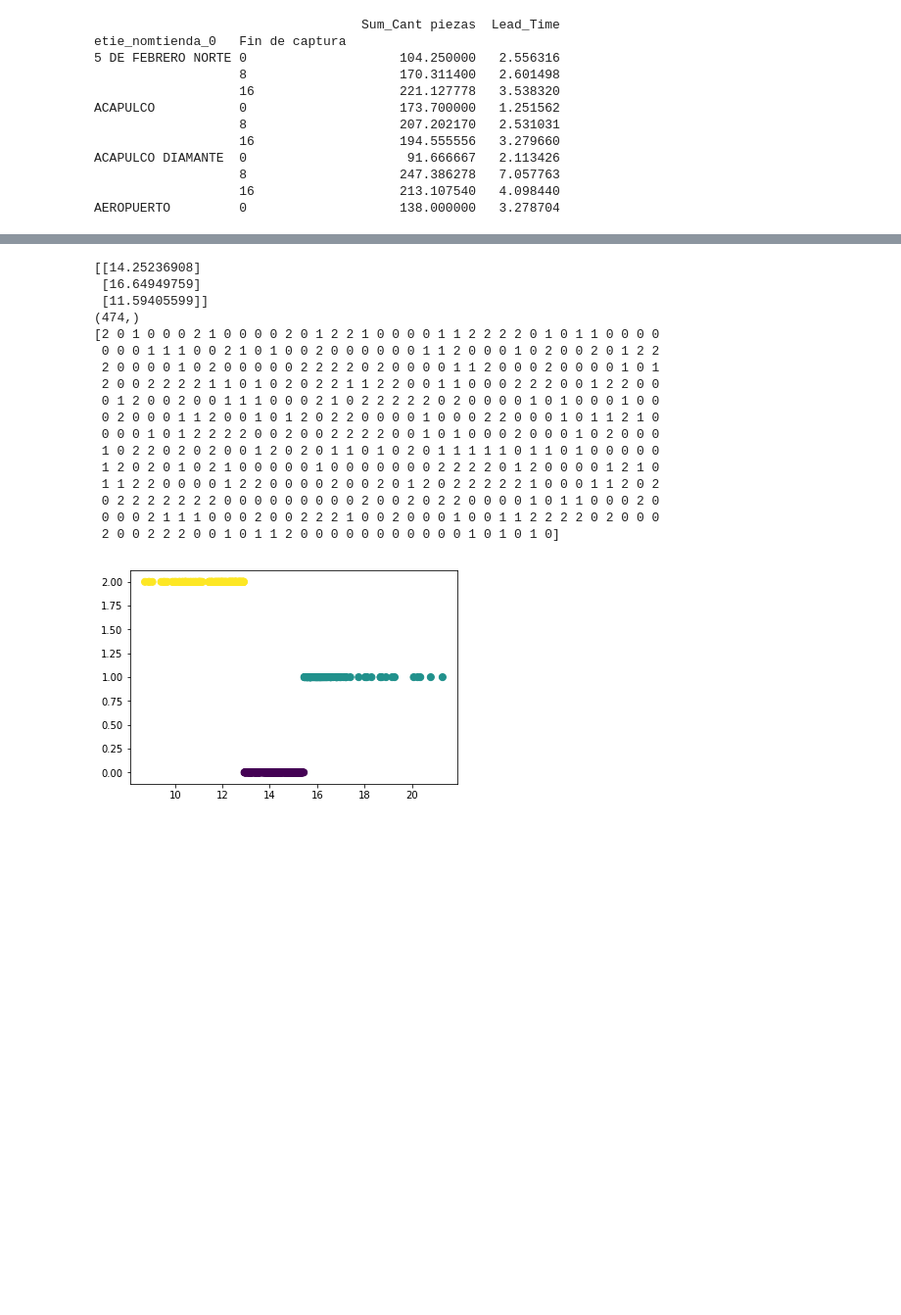
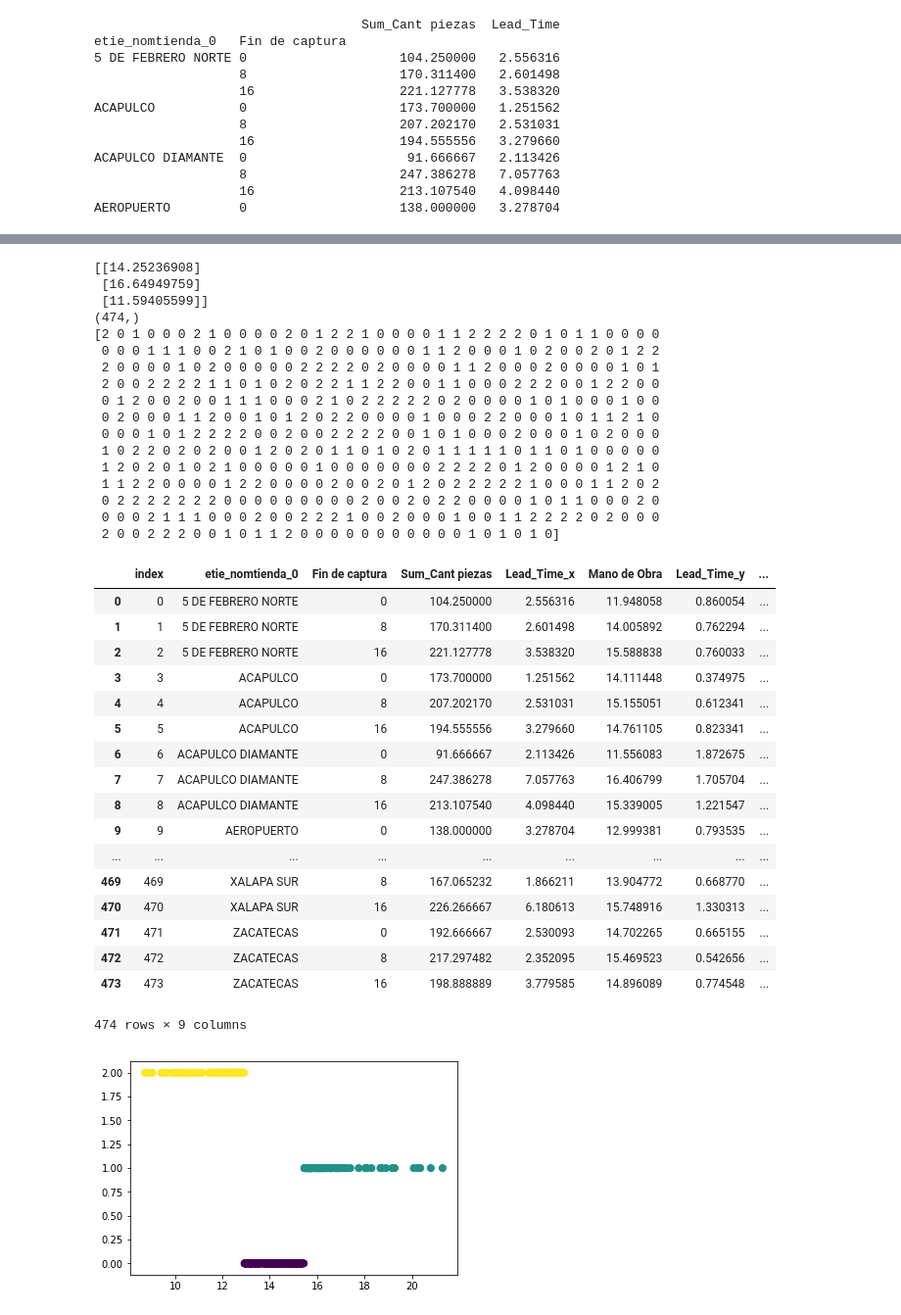
Before and after one commit to Fernandarangel23/Projecto-FInal, a Jupyter notebook: PredictionIntervalsSkLearning.ipynb, the cells around one changed output, grey strips where cells are left out. Shown at 98% size. Drawn from its saved outputs; the diff is of its cells as text; code cells hidden in the pictures; blank space fills up the shorter version.

```diff
--- a/PredictionIntervalsSkLearning.ipynb
+++ b/PredictionIntervalsSkLearning.ipynb
@@ -651,31 +652,51 @@ labels = np.array(labels)
 plt.scatter(Ya[:, 0], labels, c=predicted_clusters, s=50, cmap='viridis')
 #plt.show()
 print(centers)
 print(labels.shape)
 from sklearn.metrics import classification_report
 import sys
 #print(classification_report(X, labels, target_names=["blue", "red"]))
 np.set_printoptions(threshold=sys.maxsize)
 print(labels)
 dfa[' Clasifica2 ']=labels
+dfa = dfa.reset_index()
 dfa['Horas Estimadas Para Entregar']=dfa['Fin de captura']+dfa['Lead_Time_y']*24
 export_csv = dfa.to_csv (r'RegressionByLifts.csv', index = True, header=True)
+dfa
 # %% [output]
 [[14.25236908]
  [16.64949759]
  [11.59405599]]
 (474,)
 [2 0 1 0 0 0 2 1 0 0 0 0 2 0 1 2 2 1 0 0 0 0 1 1 2 2 2 2 0 1 0 1 1 0 0 0 0
  0 0 0 1 1 1 0 0 2 1 0 1 0 0 2 0 0 0 0 0 0 1 1 2 0 0 0 1 0 2 0 0 2 0 1 2 2
  2 0 0 0 0 1 0 2 0 0 0 0 0 2 2 2 2 0 2 0 0 0 0 1 1 2 0 0 0 2 0 0 0 0 1 0 1
  2 0 0 2 2 2 2 1 1 0 1 0 2 0 2 2 1 1 2 2 0 0 1 1 0 0 0 2 2 2 0 0 1 2 2 0 0
  0 1 2 0 0 2 0 0 1 1 1 0 0 0 2 1 0 2 2 2 2 2 0 2 0 0 0 0 1 0 1 0 0 0 1 0 0
  0 2 0 0 0 1 1 2 0 0 1 0 1 2 0 2 2 0 0 0 0 1 0 0 0 2 2 0 0 0 1 0 1 1 2 1 0
  0 0 0 1 0 1 2 2 2 2 0 0 2 0 0 2 2 2 2 0 0 1 0 1 0 0 0 2 0 0 0 1 0 2 0 0 0
  1 0 2 2 0 2 0 2 0 0 1 2 0 2 0 1 1 0 1 0 2 0 1 1 1 1 1 0 1 1 0 1 0 0 0 0 0
  1 2 0 2 0 1 0 2 1 0 0 0 0 0 1 0 0 0 0 0 0 0 2 2 2 2 0 1 2 0 0 0 0 1 2 1 0
  1 1 2 2 0 0 0 0 1 2 2 0 0 0 0 2 0 0 2 0 1 2 0 2 2 2 2 2 1 0 0 0 1 1 2 0 2
  0 2 2 2 2 2 2 2 0 0 0 0 0 0 0 0 0 2 0 0 2 0 2 2 0 0 0 0 1 0 1 1 0 0 0 2 0
  0 0 0 2 1 1 1 0 0 0 2 0 0 2 2 2 1 0 0 2 0 0 0 1 0 0 1 1 2 2 2 2 0 2 0 0 0
  2 0 0 2 2 2 0 0 1 0 1 1 2 0 0 0 0 0 0 0 0 0 0 0 1 0 1 0 1 0]
+|  | index | etie_nomtienda_0 | Fin de captura | Sum_Cant piezas | Lead_Time_x | Mano de Obra | Lead_Time_y | ... |
+| 0 | 0 | 5 DE FEBRERO NORTE | 0 | 104.250000 | 2.556316 | 11.948058 | 0.860054 | ... |
+| 1 | 1 | 5 DE FEBRERO NORTE | 8 | 170.311400 | 2.601498 | 14.005892 | 0.762294 | ... |
+| 2 | 2 | 5 DE FEBRERO NORTE | 16 | 221.127778 | 3.538320 | 15.588838 | 0.760033 | ... |
+| 3 | 3 | ACAPULCO | 0 | 173.700000 | 1.251562 | 14.111448 | 0.374975 | ... |
+| 4 | 4 | ACAPULCO | 8 | 207.202170 | 2.531031 | 15.155051 | 0.612341 | ... |
+| 5 | 5 | ACAPULCO | 16 | 194.555556 | 3.279660 | 14.761105 | 0.823341 | ... |
+| 6 | 6 | ACAPULCO DIAMANTE | 0 | 91.666667 | 2.113426 | 11.556083 | 1.872675 | ... |
+| 7 | 7 | ACAPULCO DIAMANTE | 8 | 247.386278 | 7.057763 | 16.406799 | 1.705704 | ... |
+| 8 | 8 | ACAPULCO DIAMANTE | 16 | 213.107540 | 4.098440 | 15.339005 | 1.221547 | ... |
+| 9 | 9 | AEROPUERTO | 0 | 138.000000 | 3.278704 | 12.999381 | 0.793535 | ... |
+| ... | ... | ... | ... | ... | ... | ... | ... | ... |
+| 469 | 469 | XALAPA SUR | 8 | 167.065232 | 1.866211 | 13.904772 | 0.668770 | ... |
+| 470 | 470 | XALAPA SUR | 16 | 226.266667 | 6.180613 | 15.748916 | 1.330313 | ... |
+| 471 | 471 | ZACATECAS | 0 | 192.666667 | 2.530093 | 14.702265 | 0.665155 | ... |
+| 472 | 472 | ZACATECAS | 8 | 217.297482 | 2.352095 | 15.469523 | 0.542656 | ... |
+| 473 | 473 | ZACATECAS | 16 | 198.888889 | 3.779585 | 14.896089 | 0.774548 | ... |
+474 rows × 9 columns
 [figure]
```
Also changed, not shown: parts of 7 cells of this notebook.
